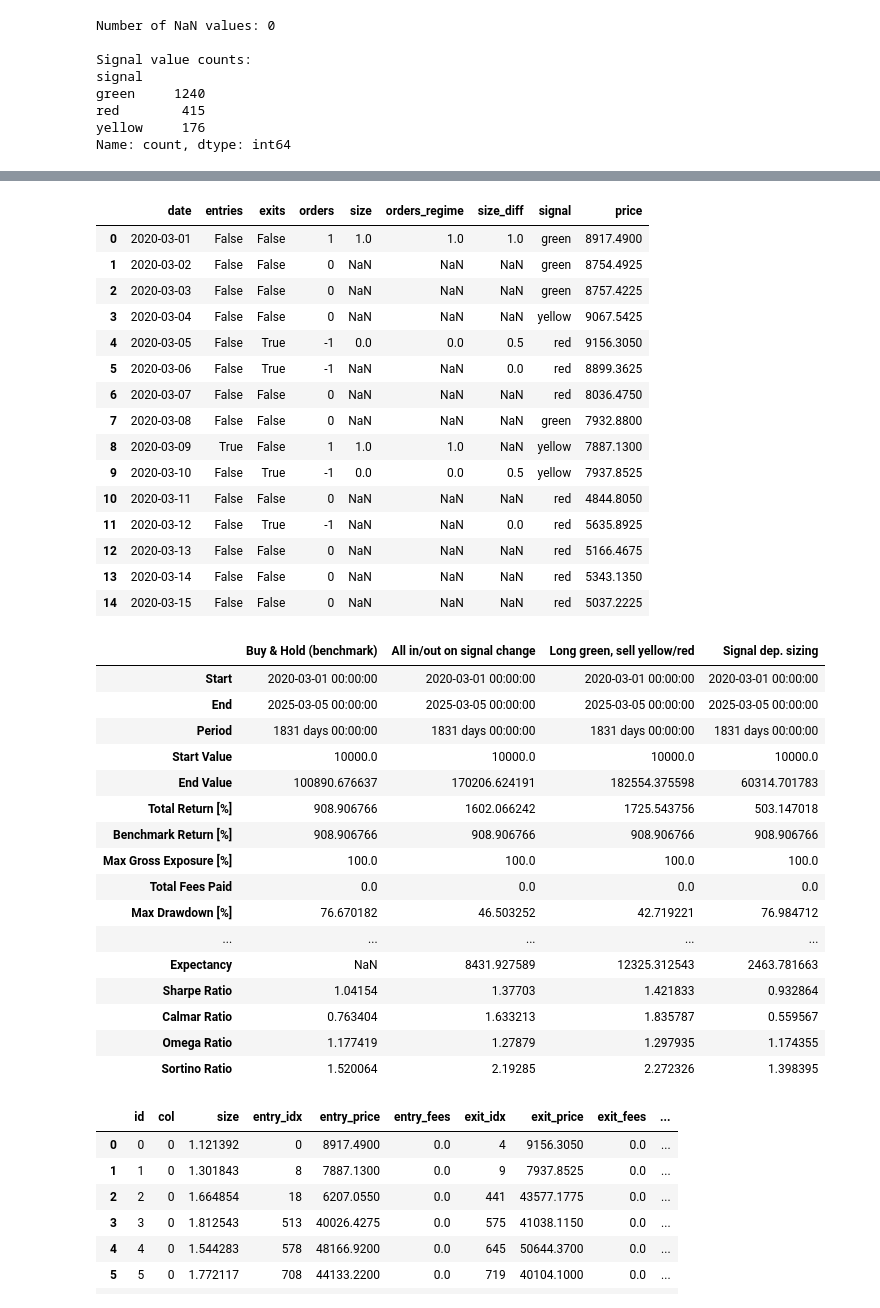
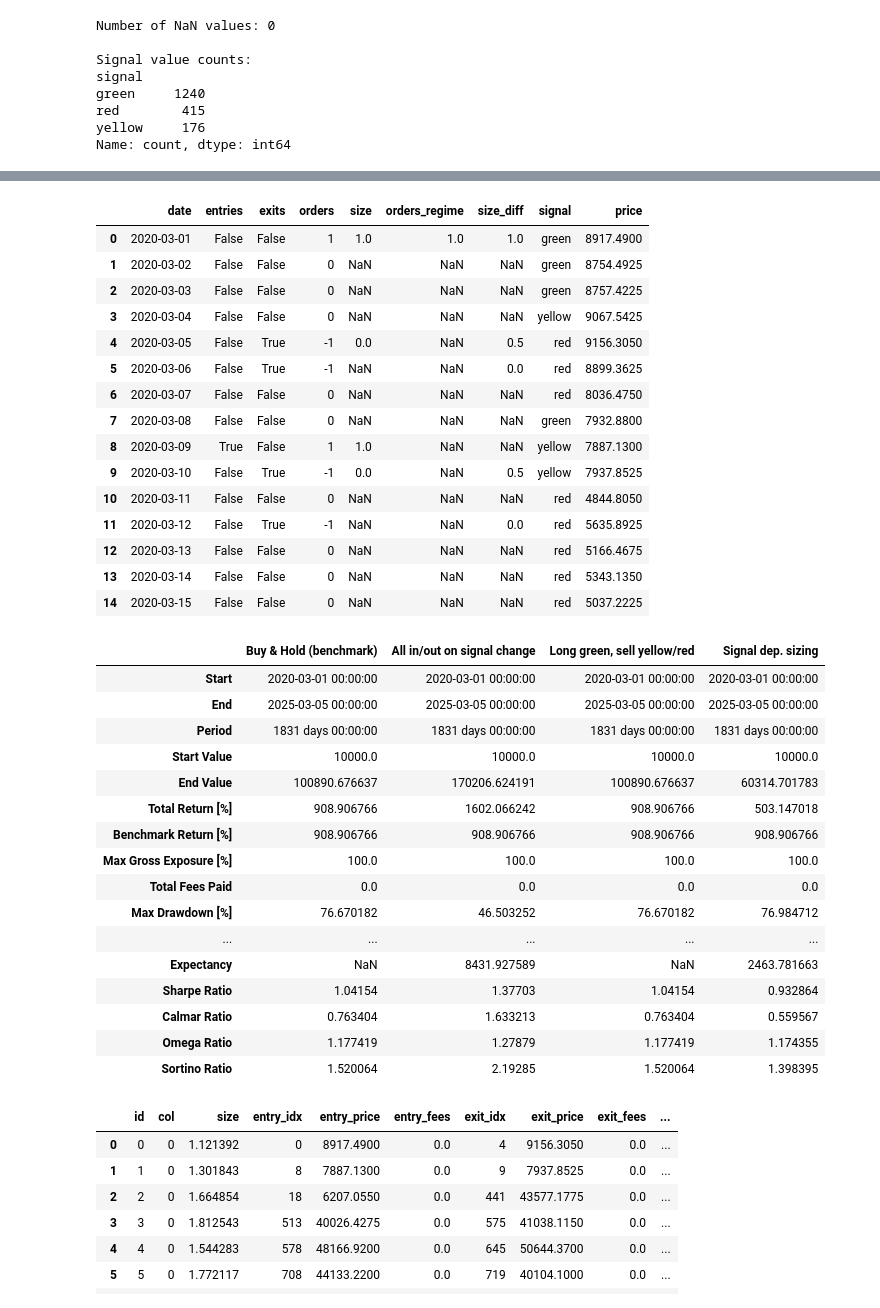
Before and after one commit to HelloThereMatey/vbt_tax, a Jupyter notebook: vbt_bitty_42Macro.ipynb, the cells around one changed output, grey strips where cells are left out. Cells and saved outputs as stored; diff of their text form; code cells hidden in the pictures.

```diff
--- a/vbt_bitty_42Macro.ipynb
+++ b/vbt_bitty_42Macro.ipynb
@@ -159,7 +135,8 @@ def create_size_diff(signal_series):
 
     # Yellow to Green: 1.0
     yellow_to_green = (prev_signal == 'yellow') & (signal_series == 'green')
-    size_diff[yellow_to_green] = 1.0
+    red_to_green = (prev_signal == 'red') & (signal_series == 'green')
+    size_diff[yellow_to_green | red_to_green] = 1.0
 
     # Green to Yellow OR Red to Yellow: 0.5
     green_to_yellow = (prev_signal == 'green') & (signal_series == 'yellow')
@@ -168,47 +145,49 @@ def create_size_diff(signal_series):
 
     # Yellow to Red: 0.0
     yellow_to_red = (prev_signal == 'yellow') & (signal_series == 'red')
-    size_diff[yellow_to_red] = 0.0
+    green_to_red = (prev_signal == 'green') & (signal_series == 'red')
+    size_diff[yellow_to_red | green_to_red] = 0.0
 
     return size_diff
 # %%
 # Create a new orders series based on regime transitions in the 'signal' column
 orders_regime = pd.Series(np.nan, index=signal.index, name='orders_regime')
 
 # +1 when transitioning from yellow/red to green
 green_entry = (signal == 'green') & (signal.shift(1).isin(['yellow', 'red']))
 orders_regime[green_entry] = 1
 
 # -1 when transitioning from green to yellow/red or green to red
-green_exit = (signal.shift(1) == 'green') & (signal.isin(['yellow', 'red', 'red']))
-orders_regime[green_exit] = -1
+green_exit = (signal.shift(1) == 'green') & (signal.isin(['yellow', 'red']))
+orders_regime[green_exit] = 0
 
 #Shift series a day as one could not put in a trade on the same day as a signal change.
 orders_regime = orders_regime.shift(1)
 # Buy on the first day
-orders_regime.iloc[0] = 1
+if signal.iloc[0] == "green":
+    orders_regime.iloc[0] = 1
 size = clean_orders(orders).replace(-1, 0)
 orders_regime = clean_orders(orders_regime).replace(-1, 0)
 
 size_diff = create_size_diff(signal).shift(1)
 size_diff.iloc[0] = 1
 
 # Combine everything into the checkit DataFrame
 checkit = pd.concat([entries1, exits1, orders, size, orders_regime, size_diff, signal, price], axis=1).reset_index()
 checkit.columns = ['date','entries', 'exits', 'orders', 'size', 'orders_regime', 'size_diff', 'signal', 'price']
 checkit.head(15)
 # %% [output]
 |  | date | entries | exits | orders | size | orders_regime | size_diff | signal | price |
 | 0 | 2020-03-01 | False | False | 1 | 1.0 | 1.0 | 1.0 | green | 8917.4900 |
 | 1 | 2020-03-02 | False | False | 0 | NaN | NaN | NaN | green | 8754.4925 |
 | 2 | 2020-03-03 | False | False | 0 | NaN | NaN | NaN | green | 8757.4225 |
 | 3 | 2020-03-04 | False | False | 0 | NaN | NaN | NaN | yellow | 9067.5425 |
-| 4 | 2020-03-05 | False | True | -1 | 0.0 | 0.0 | 0.5 | red | 9156.3050 |
+| 4 | 2020-03-05 | False | True | -1 | 0.0 | NaN | 0.5 | red | 9156.3050 |
 | 5 | 2020-03-06 | False | True | -1 | NaN | NaN | 0.0 | red | 8899.3625 |
 | 6 | 2020-03-07 | False | False | 0 | NaN | NaN | NaN | red | 8036.4750 |
 | 7 | 2020-03-08 | False | False | 0 | NaN | NaN | NaN | green | 7932.8800 |
-| 8 | 2020-03-09 | True | False | 1 | 1.0 | 1.0 | NaN | yellow | 7887.1300 |
-| 9 | 2020-03-10 | False | True | -1 | 0.0 | 0.0 | 0.5 | yellow | 7937.8525 |
+| 8 | 2020-03-09 | True | False | 1 | 1.0 | NaN | NaN | yellow | 7887.1300 |
+| 9 | 2020-03-10 | False | True | -1 | 0.0 | NaN | 0.5 | yellow | 7937.8525 |
 | 10 | 2020-03-11 | False | False | 0 | NaN | NaN | NaN | red | 4844.8050 |
 | 11 | 2020-03-12 | False | True | -1 | NaN | NaN | 0.0 | red | 5635.8925 |
 | 12 | 2020-03-13 | False | False | 0 | NaN | NaN | NaN | red | 5166.4675 |
@@ -267,18 +246,18 @@ fullstats
 | End | 2025-03-05 00:00:00 | 2025-03-05 00:00:00 | 2025-03-05 00:00:00 | 2025-03-05 00:00:00 |
 | Period | 1831 days 00:00:00 | 1831 days 00:00:00 | 1831 days 00:00:00 | 1831 days 00:00:00 |
 | Start Value | 10000.0 | 10000.0 | 10000.0 | 10000.0 |
-| End Value | 100890.676637 | 170206.624191 | 182554.375598 | 60314.701783 |
-| Total Return [%] | 908.906766 | 1602.066242 | 1725.543756 | 503.147018 |
+| End Value | 100890.676637 | 170206.624191 | 100890.676637 | 60314.701783 |
+| Total Return [%] | 908.906766 | 1602.066242 | 908.906766 | 503.147018 |
 | Benchmark Return [%] | 908.906766 | 908.906766 | 908.906766 | 908.906766 |
 | Max Gross Exposure [%] | 100.0 | 100.0 | 100.0 | 100.0 |
 | Total Fees Paid | 0.0 | 0.0 | 0.0 | 0.0 |
-| Max Drawdown [%] | 76.670182 | 46.503252 | 42.719221 | 76.984712 |
+| Max Drawdown [%] | 76.670182 | 46.503252 | 76.670182 | 76.984712 |
 | ... | ... | ... | ... | ... |
-| Expectancy | NaN | 8431.927589 | 12325.312543 | 2463.781663 |
-| Sharpe Ratio | 1.04154 | 1.37703 | 1.421833 | 0.932864 |
-| Calmar Ratio | 0.763404 | 1.633213 | 1.835787 | 0.559567 |
-| Omega Ratio | 1.177419 | 1.27879 | 1.297935 | 1.174355 |
-| Sortino Ratio | 1.520064 | 2.19285 | 2.272326 | 1.398395 |
+| Expectancy | NaN | 8431.927589 | NaN | 2463.781663 |
+| Sharpe Ratio | 1.04154 | 1.37703 | 1.04154 | 0.932864 |
+| Calmar Ratio | 0.763404 | 1.633213 | 0.763404 | 0.559567 |
+| Omega Ratio | 1.177419 | 1.27879 | 1.177419 | 1.174355 |
+| Sortino Ratio | 1.520064 | 2.19285 | 1.520064 | 1.398395 |
 # %%
 less_ords.trades.records
 # %% [output]
```
Also changed, not shown: parts of 6 cells of this notebook.
